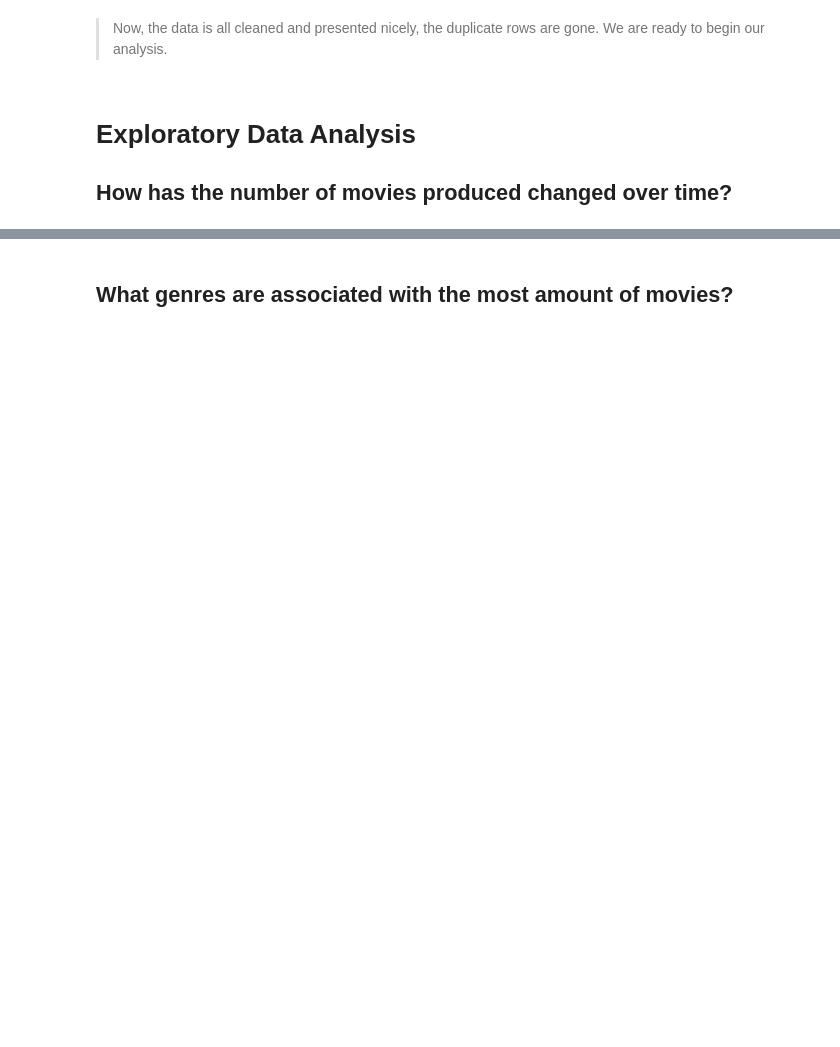
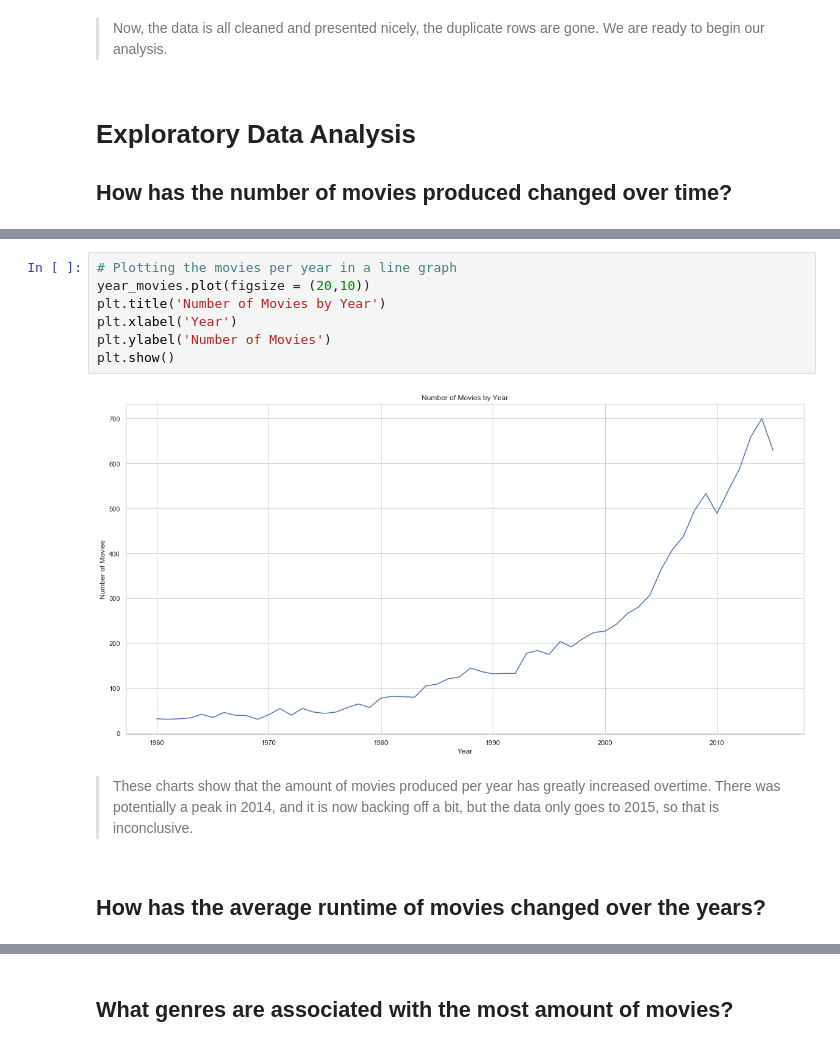
Before and after one commit to TJRiker11/Investigating-a-Data-Set---TMDB-Movies, a Jupyter notebook: Investigating Data Sets/Investigating a Data Set - TMDB Movies.ipynb, the cells around one changed output, grey strips where cells are left out. Drawn from its saved outputs; the diff is of its cells as text; blank space fills up the shorter version.

```diff
--- a/Investigating Data Sets/Investigating a Data Set - TMDB Movies.ipynb
+++ b/Investigating Data Sets/Investigating a Data Set - TMDB Movies.ipynb
@@ -282,0 +292,13 @@ memory usage: 5.9+ MB
+# %%
+# Plotting the movies per year in a line graph
+year_movies.plot(figsize = (20,10))
+plt.title('Number of Movies by Year')
+plt.xlabel('Year')
+plt.ylabel('Number of Movies')
+plt.show()
+# %% [output]
+[figure, added]
+# %% [markdown]
+> These charts show that the amount of movies produced per year has greatly increased overtime. There was potentially a peak in 2014, and it is now backing off a bit, but the data only goes to 2015, so that is inconclusive.
+# %% [markdown]
+## How has the average runtime of movies changed over the years?
```
Also changed, not shown: parts of 23 cells of this notebook, 1 other file.
